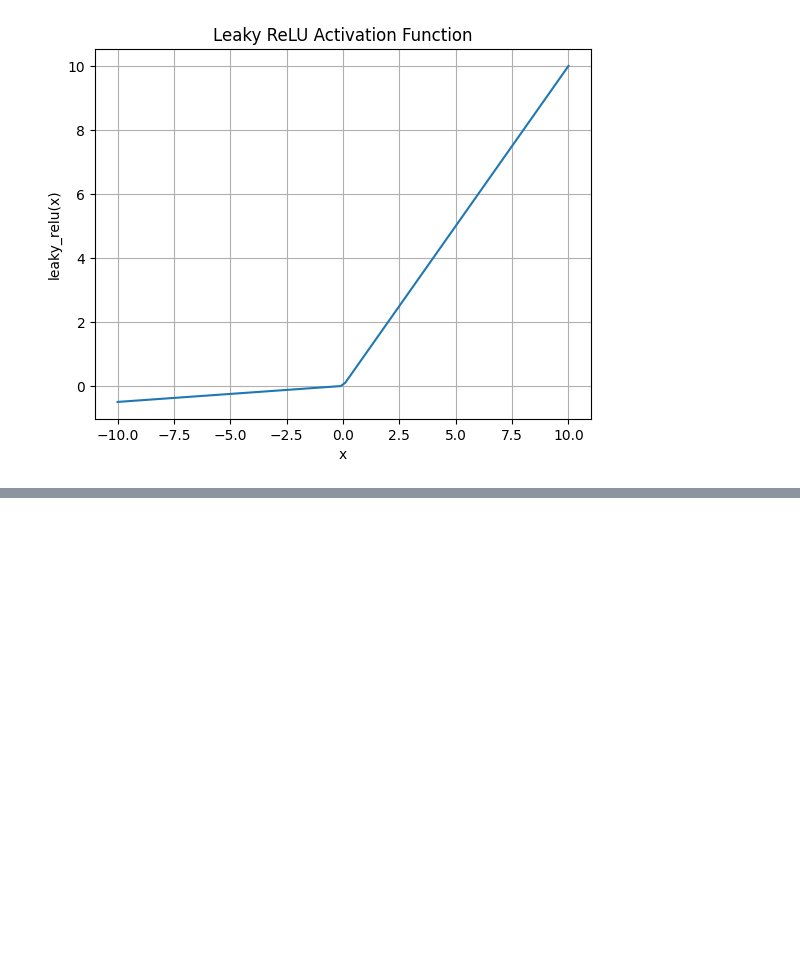
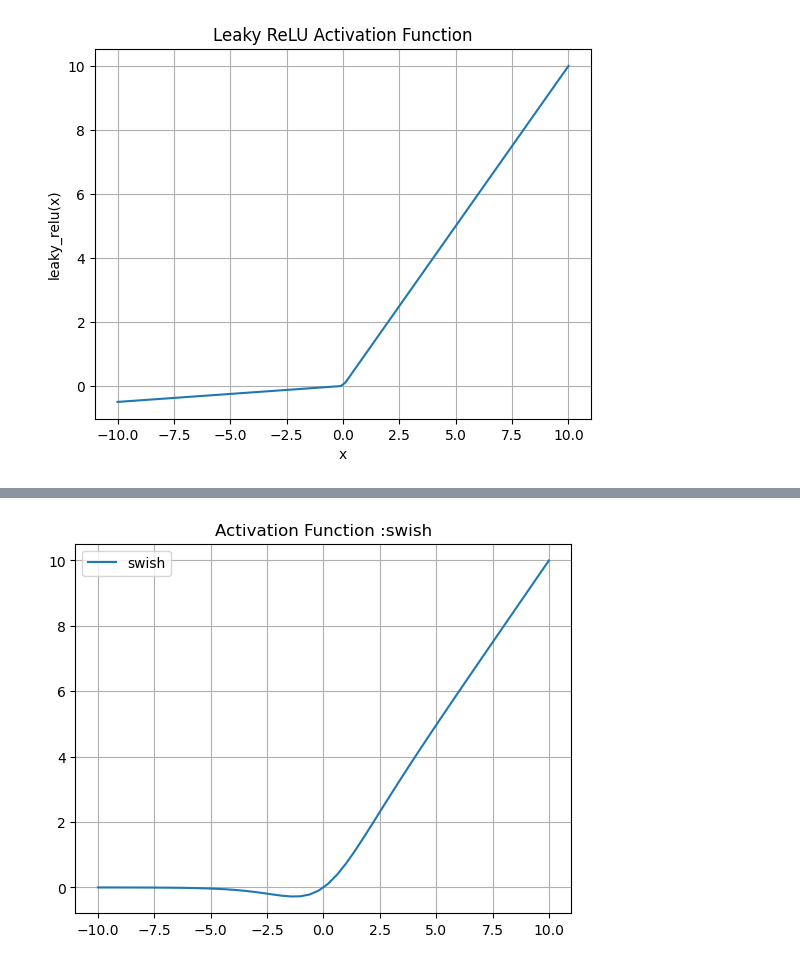
Before and after one commit to ranjan2829/ann-codes, a Jupyter notebook: ann-1 activation.ipynb, the cells around one changed output, grey strips where cells are left out. Saved outputs shown, nothing was run; the diff lists cells and outputs as text; code cells hidden in the pictures; blank space fills up the shorter version.

```diff
--- a/ann-1 activation.ipynb
+++ b/ann-1 activation.ipynb
@@ -88,0 +130,3 @@ plt.show()
+# %%
+def swish(x,beta=1.0):
+    return x*(1/(1+np.exp(-beta*x)))
@@ -88,0 +143,10 @@ plt.show()
+# %%
+x = np.linspace(-10, 10)
+plt.plot(x, swish(x),label="swish")
+plt.axis('tight')
+plt.title('Activation Function :swish')
+plt.legend()
+plt.grid(True)
+plt.show()
+# %% [output]
+[figure, added]
```
Also changed, not shown: parts of 3 cells of this notebook.
